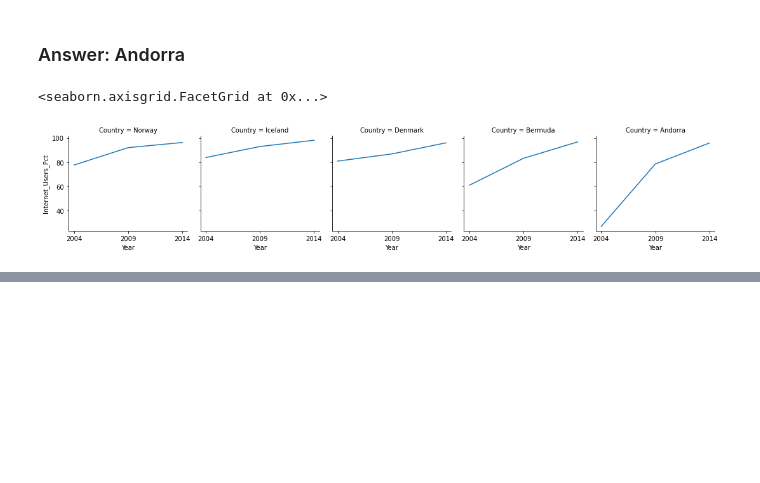
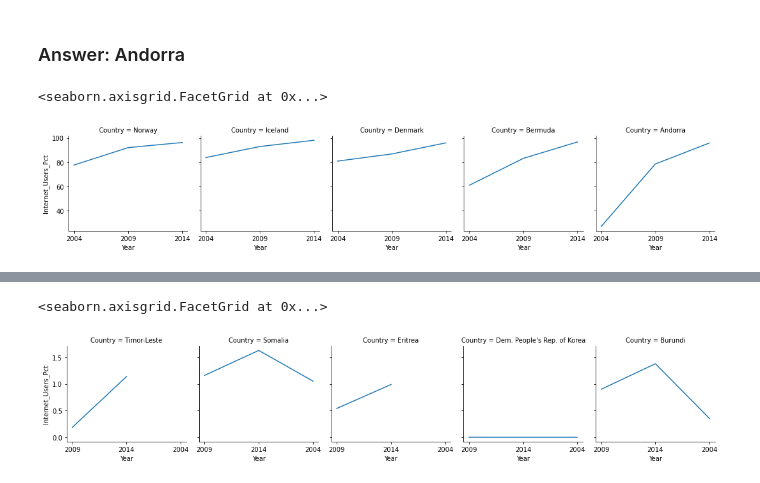
Before and after one commit to NSS-Data-Analytics-Cohort-6/gdp-and-internet-usage-abigailasper, a Jupyter notebook: notebooks/gdp_internet_un.ipynb, the cells around one changed output, grey strips where cells are left out. Saved outputs shown, nothing was run; the diff lists cells and outputs as text; code cells hidden in the pictures; blank space fills up the shorter version.

```diff
--- a/notebooks/gdp_internet_un.ipynb
+++ b/notebooks/gdp_internet_un.ipynb
@@ -456,0 +471,7 @@ g.map_dataframe(sns.lineplot, x='Year', y="Internet_Users_Pct").add_legend()
+# %%
+filter3 = gdp_and_internet_use['Country'].isin(["Dem. People's Rep. of Korea", 'Eritrea', 'Timor-Leste', 'Burundi', 'Somalia'])
+# %%
+bottom_5_internet = gdp_and_internet_use[filter3]
+# %%
+bottom_5_internet = bottom_5_internet[bottom_5_internet['Internet_Users_Pct'].notna()]
+bottom_5_internet = bottom_5_internet.iloc[::-1]
@@ -456,0 +495,6 @@ g.map_dataframe(sns.lineplot, x='Year', y="Internet_Users_Pct").add_legend()
+# %%
+g2 = sns.FacetGrid(bottom_5_internet, col='Country')
+g2.map_dataframe(sns.lineplot, x='Year', y="Internet_Users_Pct").add_legend()
+# %% [output]
+<seaborn.axisgrid.FacetGrid at 0x...>
+[figure, added]
```
Also changed, not shown: parts of 4 cells of this notebook.
